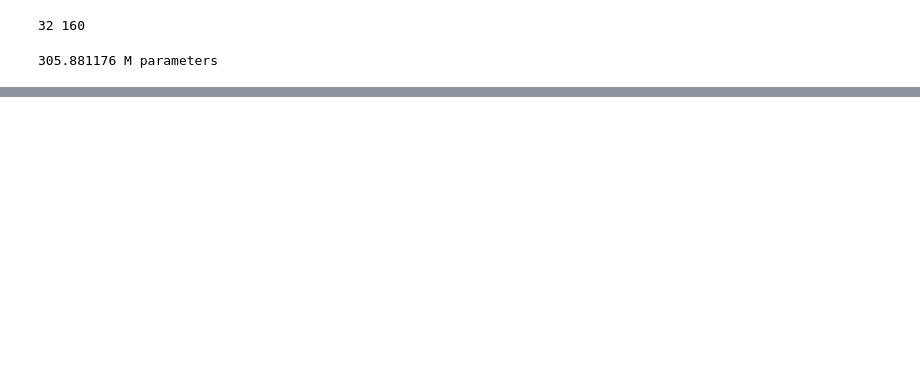
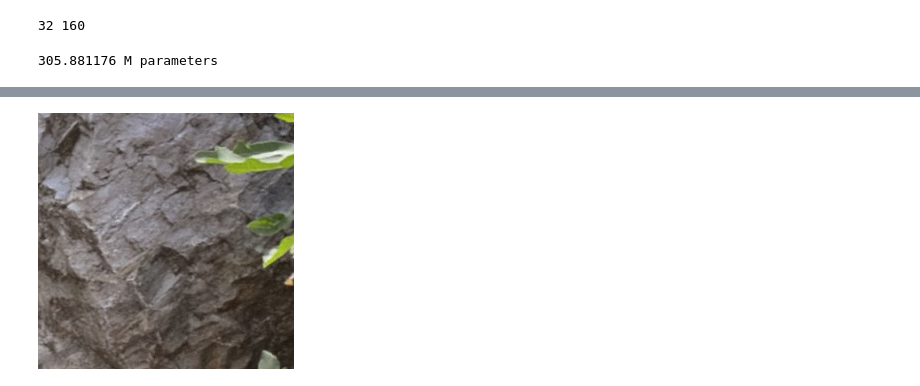
Before and after one commit to danjacobellis/autocodec, a Jupyter notebook: train/vimeo_f8c24.ipynb, the cells around one changed output, grey strips where cells are left out. Cells and saved outputs as stored; diff of their text form; code cells hidden in the pictures; blank space fills up the shorter version.

Commit message:
train video model

```diff
--- a/train/vimeo_f8c24.ipynb
+++ b/train/vimeo_f8c24.ipynb
@@ -21,6 +21,7 @@ from autocodec.codec import AutoCodecND
 # %%
 device = "cuda"
 dataset = datasets.load_dataset("danjacobellis/vimeo_fm85").cast_column('video',datasets.Video())
+dataset_valid = datasets.load_dataset("danjacobellis/davis").cast_column('video',datasets.Video())
 # %%
 config = SimpleNamespace()
 config.F = 8
@@ -182,10 +177,13 @@ from IPython.display import display, clear_output
 from ipywidgets import interact
 
 model.eval()
-config.n_frames=256
+config.n_frames=64
 def get_epoch_size(epoch):
     return 256
-x = collate_fn(dataset['validation'].select([1]),0).to(device)
+x = collate_fn(dataset_valid['train'].select([0]),0).to(device)
+rev_x = torch.flip(x, dims=[2])
+x = torch.cat([x, rev_x, x, rev_x], dim=2)
+
 orig_dim = x.numel()
 
 with torch.no_grad():
@@ -219,8 +217,8 @@ reconstructed_volume = x_hat[0].cpu().numpy()
 
 def show_slices(slice_idx):
     clear_output(wait=True)
-    orig_slice = ToPILImage()(einops.rearrange(original_volume[:,slice_idx],'c h w -> h w c')/2+0.5)
-    recon_slice = ToPILImage()(einops.rearrange(reconstructed_volume[:,slice_idx],'c h w -> h w c')/2+0.5)
+    orig_slice = to_pil_image(einops.rearrange(original_volume[:,slice_idx],'c h w -> h w c')/2+0.5)
+    recon_slice = to_pil_image(einops.rearrange(reconstructed_volume[:,slice_idx],'c h w -> h w c')/2+0.5)
     display(orig_slice)
     display(recon_slice)
 
@@ -235,3 +236,5 @@ print(f"PSNR: {PSNR:.2f} dB")
 # %%
-ToPILImage()(einops.rearrange(original_volume[:,122],'c h w -> h w c')/2+0.5)
+to_pil_image(einops.rearrange(original_volume[:,122],'c h w -> h w c')/2+0.5)
+# %% [output]
+[figure, added]
 # %%
```
Also changed, not shown: parts of 9 cells of this notebook.
